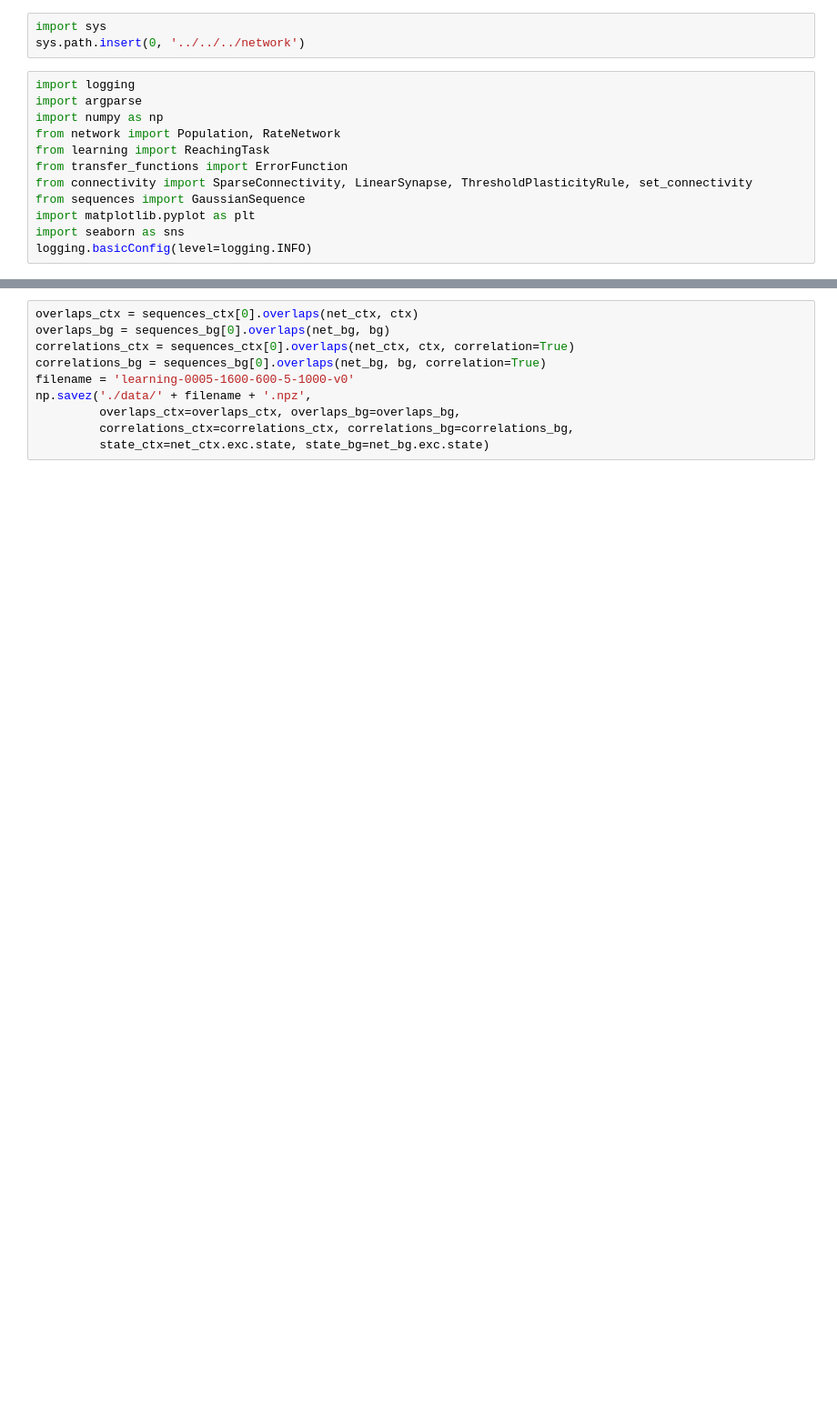
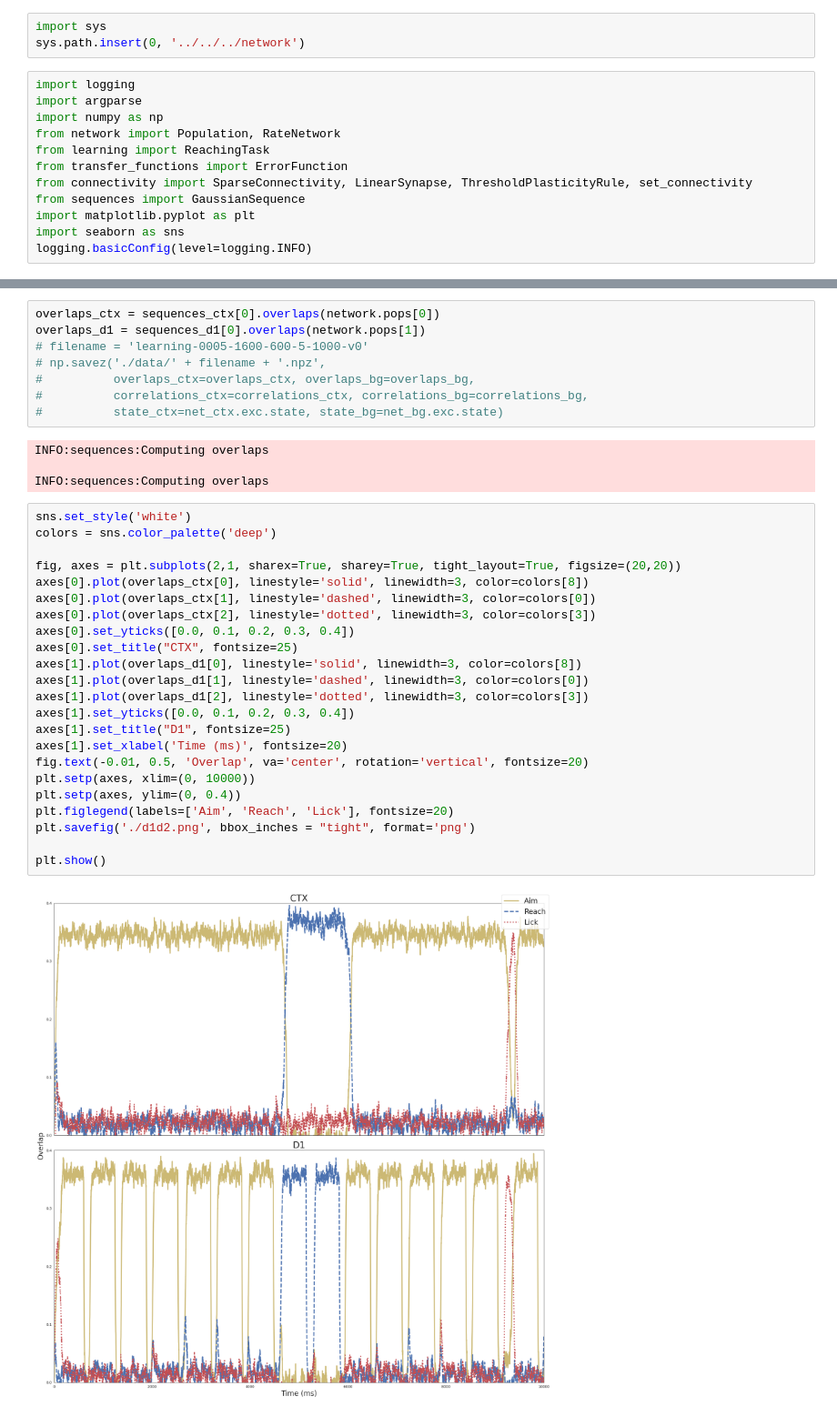
Before and after one commit to jp464/striatal-sequence, a Jupyter notebook: figures/article/1/net2-learning.ipynb, the cells around one changed output, grey strips where cells are left out. Shown at 91% size. Saved outputs shown, nothing was run; the diff lists cells and outputs as text; blank space fills up the shorter version.

```diff
--- a/figures/article/1/net2-learning.ipynb
+++ b/figures/article/1/net2-learning.ipynb
@@ -89,10 +68,37 @@ aim-->aim
 # %%
-overlaps_ctx = sequences_ctx[0].overlaps(net_ctx, ctx)
-overlaps_bg = sequences_bg[0].overlaps(net_bg, bg)
-correlations_ctx = sequences_ctx[0].overlaps(net_ctx, ctx, correlation=True)
-correlations_bg = sequences_bg[0].overlaps(net_bg, bg, correlation=True)
-filename = 'learning-0005-1600-600-5-1000-v0'
-np.savez('./data/' + filename + '.npz',
-         overlaps_ctx=overlaps_ctx, overlaps_bg=overlaps_bg,
-         correlations_ctx=correlations_ctx, correlations_bg=correlations_bg,
-         state_ctx=net_ctx.exc.state, state_bg=net_bg.exc.state)
+overlaps_ctx = sequences_ctx[0].overlaps(network.pops[0])
+overlaps_d1 = sequences_d1[0].overlaps(network.pops[1])
+# filename = 'learning-0005-1600-600-5-1000-v0'
+# np.savez('./data/' + filename + '.npz',
+#          overlaps_ctx=overlaps_ctx, overlaps_bg=overlaps_bg,
+#          correlations_ctx=correlations_ctx, correlations_bg=correlations_bg,
+#          state_ctx=net_ctx.exc.state, state_bg=net_bg.exc.state)
+# %% [output]
+INFO:sequences:Computing overlaps
+
+INFO:sequences:Computing overlaps
+# %%
+sns.set_style('white')
+colors = sns.color_palette('deep')
+
+fig, axes = plt.subplots(2,1, sharex=True, sharey=True, tight_layout=True, figsize=(20,20))
+axes[0].plot(overlaps_ctx[0], linestyle='solid', linewidth=3, color=colors[8])
+axes[0].plot(overlaps_ctx[1], linestyle='dashed', linewidth=3, color=colors[0])
+axes[0].plot(overlaps_ctx[2], linestyle='dotted', linewidth=3, color=colors[3])
+axes[0].set_yticks([0.0, 0.1, 0.2, 0.3, 0.4])
+axes[0].set_title("CTX", fontsize=25)
+axes[1].plot(overlaps_d1[0], linestyle='solid', linewidth=3, color=colors[8])
+axes[1].plot(overlaps_d1[1], linestyle='dashed', linewidth=3, color=colors[0])
+axes[1].plot(overlaps_d1[2], linestyle='dotted', linewidth=3, color=colors[3])
+axes[1].set_yticks([0.0, 0.1, 0.2, 0.3, 0.4])
+axes[1].set_title("D1", fontsize=25)
+axes[1].set_xlabel('Time (ms)', fontsize=20)
+fig.text(-0.01, 0.5, 'Overlap', va='center', rotation='vertical', fontsize=20)
+plt.setp(axes, xlim=(0, 10000))
+plt.setp(axes, ylim=(0, 0.4))
+plt.figlegend(labels=['Aim', 'Reach', 'Lick'], fontsize=20)
+plt.savefig('./d1d2.png', bbox_inches = "tight", format='png')
+
+plt.show()
+# %% [output]
+[figure, added]
```
Also changed, not shown: parts of 2 cells of this notebook, 5 other files.
